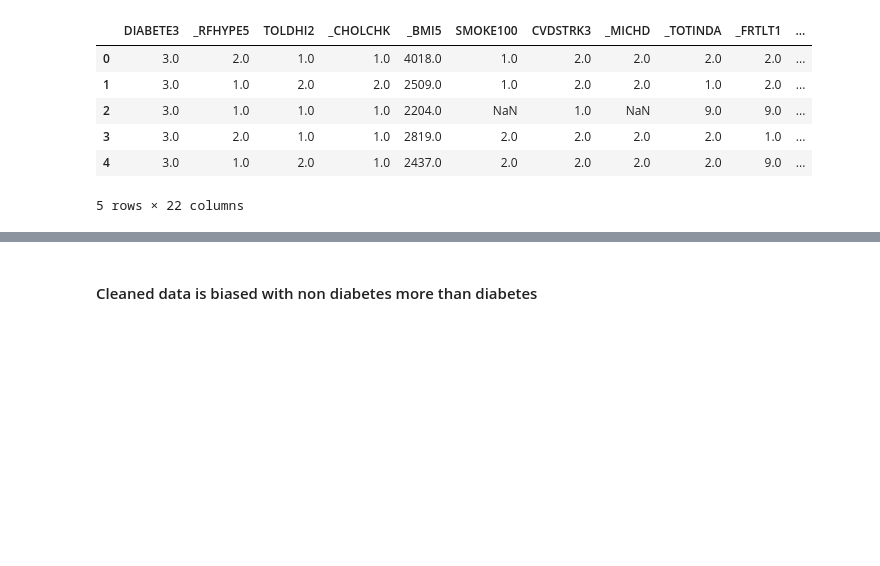
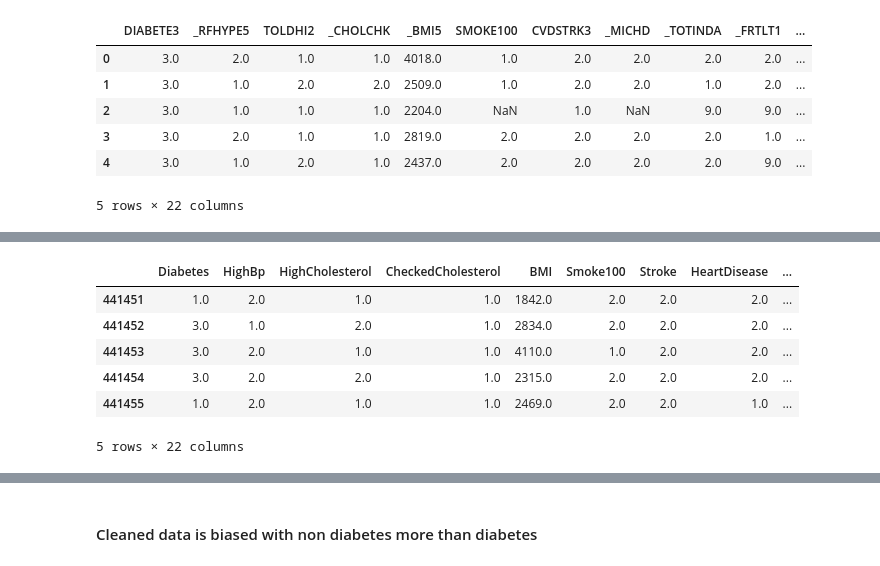
Before and after one commit to heisAnselem/diabetes-risk-predictor, a Jupyter notebook: notebooks/data_cleaning.ipynb, the cells around one changed output, grey strips where cells are left out. Cells and saved outputs as stored; diff of their text form; code cells hidden in the pictures; blank space fills up the shorter version.

```diff
--- a/notebooks/data_cleaning.ipynb
+++ b/notebooks/data_cleaning.ipynb
@@ -52,0 +73,10 @@ Shape :(441456, 22)
+# %%
+df.tail()
+# %% [output]
+|  | Diabetes | HighBp | HighCholesterol | CheckedCholesterol | BMI | Smoke100 | Stroke | HeartDisease | ... |
+| 441451 | 1.0 | 2.0 | 1.0 | 1.0 | 1842.0 | 2.0 | 2.0 | 2.0 | ... |
+| 441452 | 3.0 | 1.0 | 2.0 | 1.0 | 2834.0 | 2.0 | 2.0 | 2.0 | ... |
+| 441453 | 3.0 | 2.0 | 1.0 | 1.0 | 4110.0 | 1.0 | 2.0 | 2.0 | ... |
+| 441454 | 3.0 | 2.0 | 2.0 | 1.0 | 2315.0 | 2.0 | 2.0 | 2.0 | ... |
+| 441455 | 1.0 | 2.0 | 1.0 | 1.0 | 2469.0 | 2.0 | 2.0 | 1.0 | ... |
+5 rows × 22 columns
```
Also changed, not shown: parts of 26 cells of this notebook, 1 other file.
